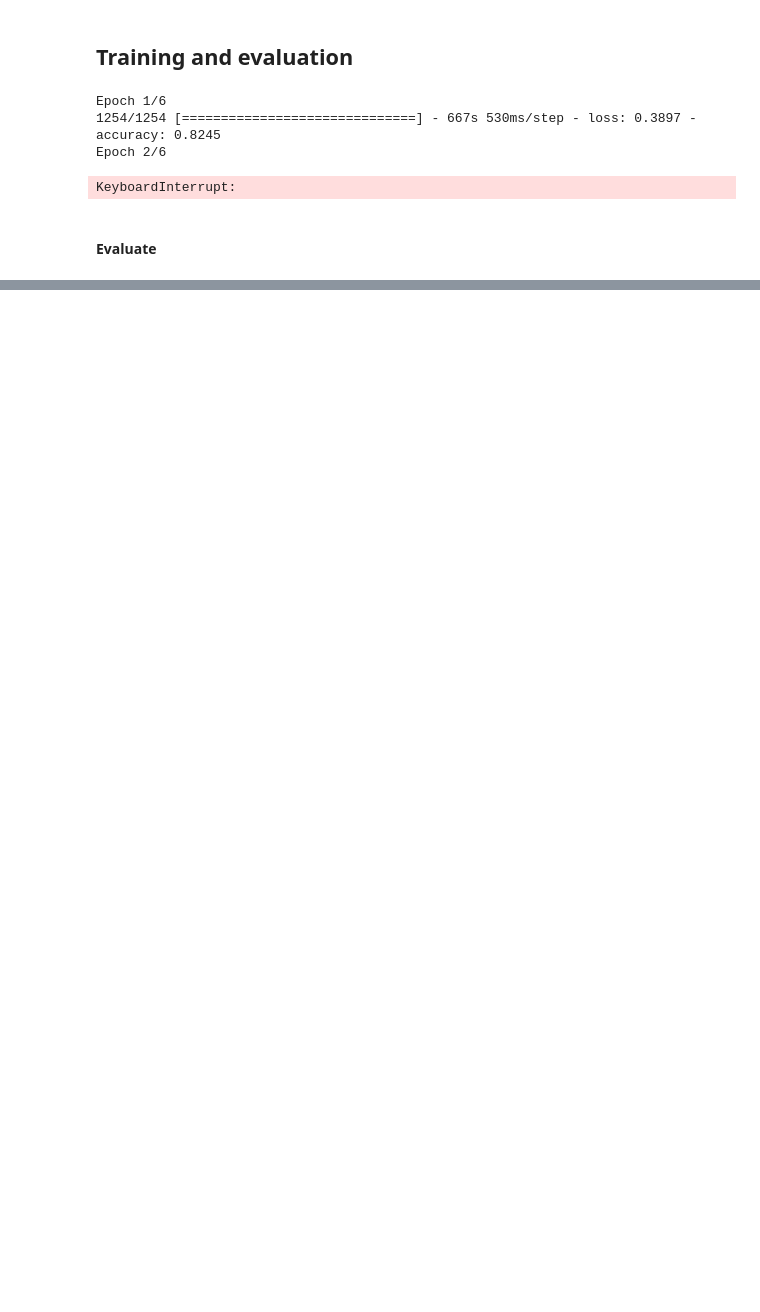
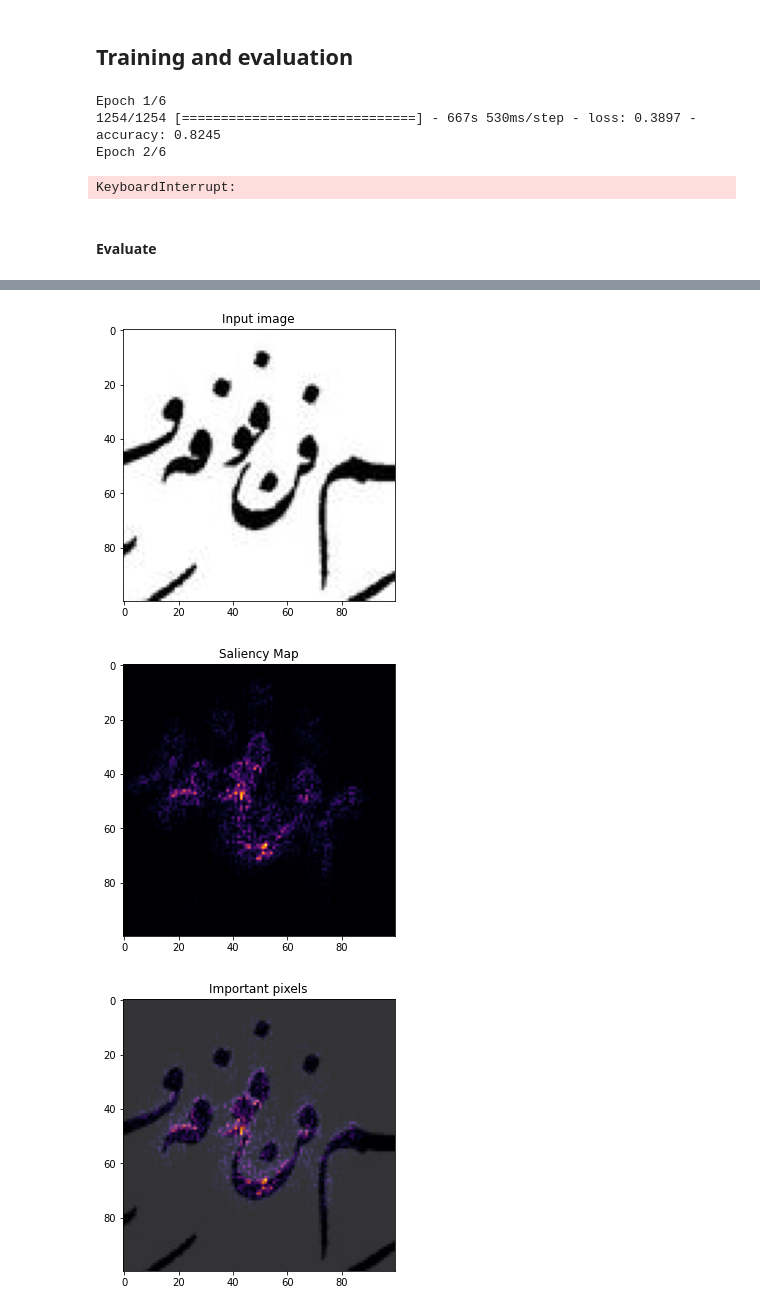
Before and after one commit to Mustapha-AJEGHRIR/arabic_calligraphy, a Jupyter notebook: notebooks/ACSR_rufa.ipynb, the cells around one changed output, grey strips where cells are left out. Saved outputs shown, nothing was run; the diff lists cells and outputs as text; code cells hidden in the pictures; blank space fills up the shorter version.

```diff
--- a/notebooks/ACSR_rufa.ipynb
+++ b/notebooks/ACSR_rufa.ipynb
@@ -165,6 +165,9 @@ Non-trainable params: 0
 _________________________________________________________________
 # %% [markdown]
 ## Training and evaluation
+# %%
+# !wget 'https://raw.githubusercontent.com/mhmoodlan/arabic-font-classification/master/codebase/code/font_classifier/weights/FontModel_RuFaDataset_cnn_weights(4).h5' -O weights.h5
+model.load_weights('../scripts/acsr_apps/weights.h5')
 # %%
 model.fit(
   full_train_ds,
@@ -188,0 +218,32 @@ assert np.allclose(test_score, [.231625, .971222])
+# %%
+with tf.GradientTape() as tape:
+    pred = model(inp_var, training=False)
+    loss = pred[0][0]
+grads = tape.gradient(loss, inp_var)
+# %%
+plt.figure(figsize=(12, 5))
+plt.imshow(img, cmap="gray")
+# plt.colorbar()
+plt.title("Input image")
+
+
+plt.figure(figsize=(12, 5))
+plt.imshow(np.abs(grads.numpy()[0,:,:,0]), cmap="inferno")
+# plt.colorbar()
+plt.title("Saliency Map")
+plt.show()
+
+grads_normalized = tf.math.abs(grads) / tf.math.reduce_max(tf.math.abs(grads))
+# img_with_saliency_map = grads_normalized[0, :, :, 0] * img
+
+
+plt.figure(figsize=(12, 5))
+plt.imshow(img, cmap="gray")
+plt.imshow(np.abs(grads_normalized[0,:,:,0]), alpha=0.8, cmap="inferno")
+# plt.colorbar()
+plt.title("Important pixels")
+plt.show()
+# %% [output]
+[figure, added]
+[figure, added]
+[figure, added]
```
Also changed, not shown: parts of 8 cells of this notebook, 3 other files.
